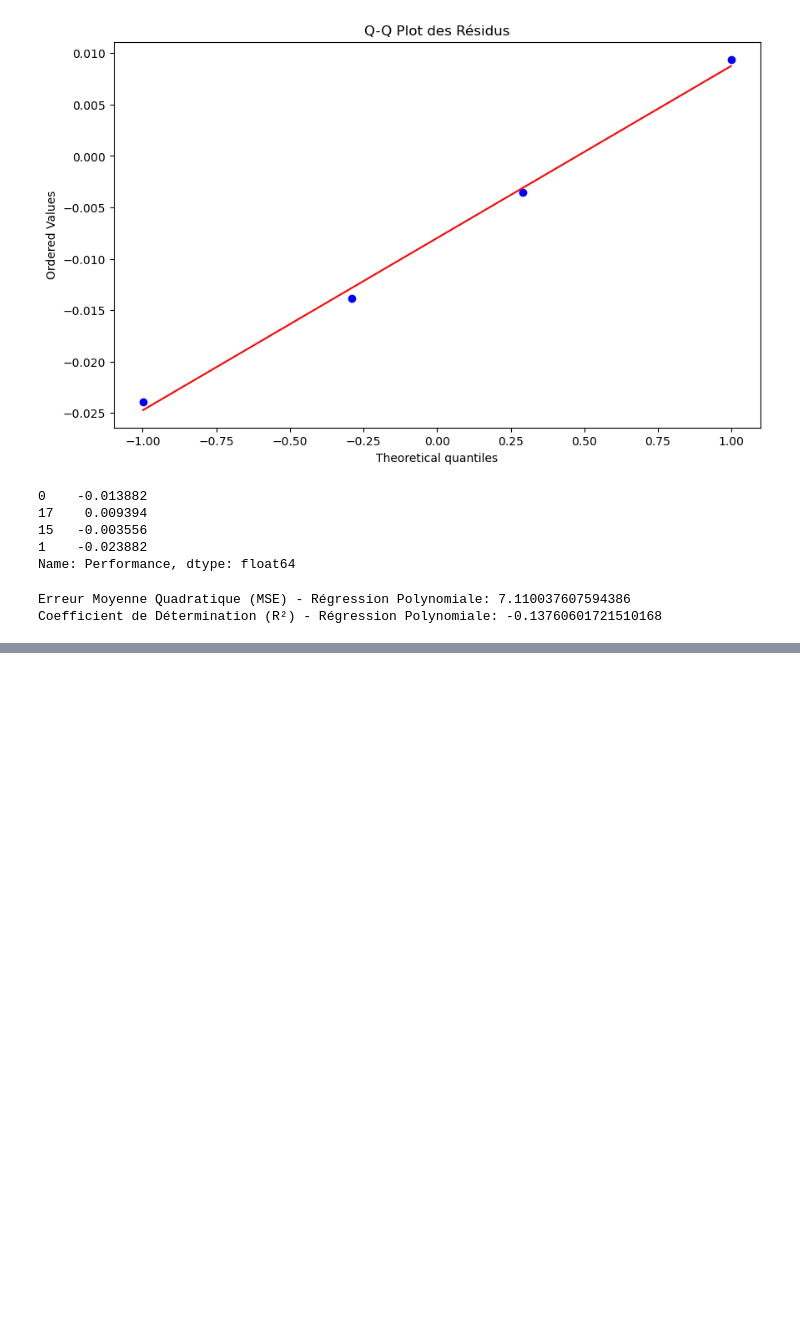
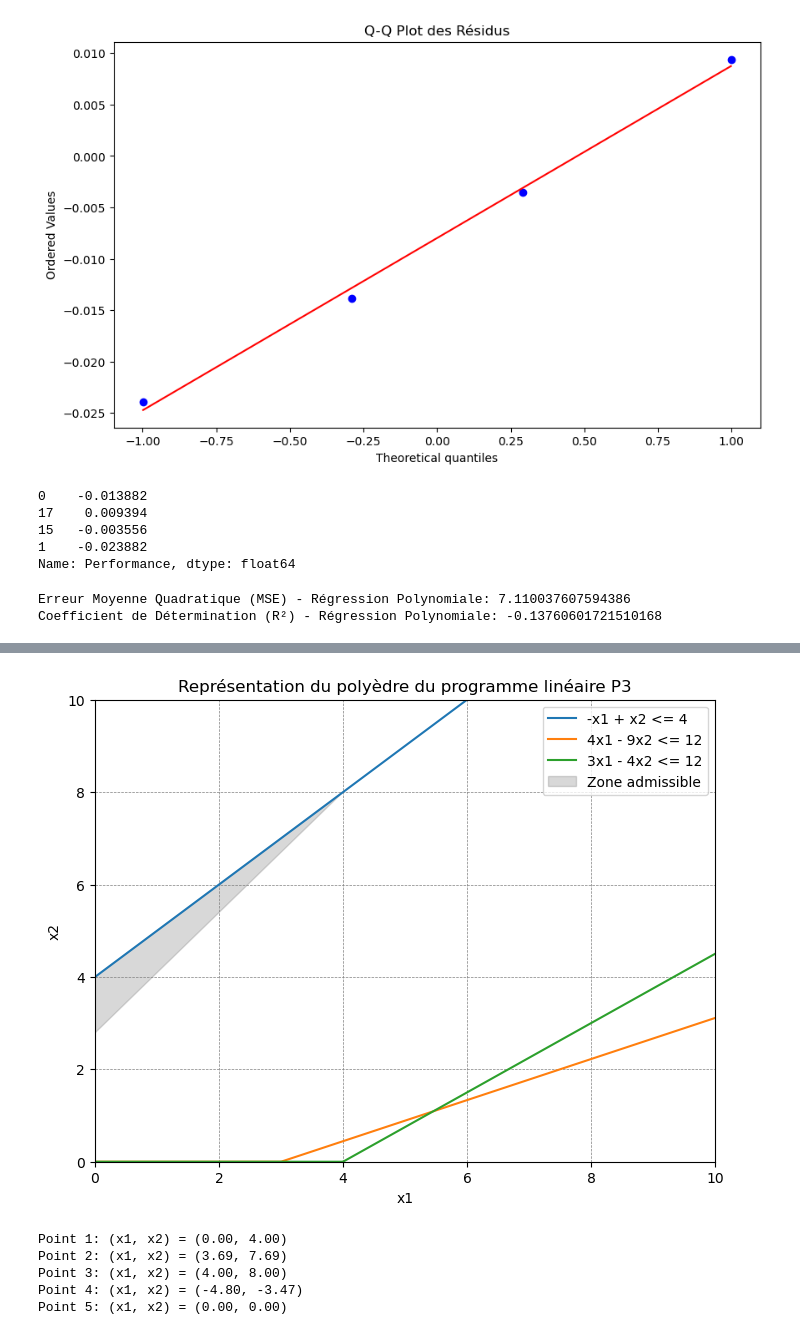
Before and after one commit to MERYEMELOSMANI/TP-ML-DS-, a Jupyter notebook: TP3.ipynb, the cells around one changed output, grey strips where cells are left out. Cells and saved outputs as stored; diff of their text form; code cells hidden in the pictures; blank space fills up the shorter version.

```diff
--- a/TP3.ipynb
+++ b/TP3.ipynb
@@ -308,0 +352,75 @@ Coefficient de Détermination (R²) - Régression Polynomiale: -0.13760601721510
+# %%
+import numpy as np
+import matplotlib.pyplot as plt
+
+# Définir les contraintes
+x1 = np.linspace(0, 10, 400)
+
+# Contraintes sous forme de fonctions de x1
+c1 = x1 + 4  # -x1 + x2 <= 4 -> x2 <= x1 + 4
+c2 = (4 * x1 - 12) / 9  # 4x1 - 9x2 <= 12 -> x2 <= (4x1 - 12) / 9
+c3 = (3 * x1 - 12) / 4  # 3x1 - 4x2 <= 12 -> x2 <= (3x1 - 12) / 4
+
+# Limiter les contraintes pour x1 >= 0
+c1 = np.maximum(c1, 0)
+c2 = np.maximum(c2, 0)
+c3 = np.maximum(c3, 0)
+
+# Calcul des intersections des contraintes pour délimiter la zone admissible
+# Intersection entre c1 et c2
+x1_inter_c1_c2 = (12 + 9 * 4) / (4 + 9)  # Résolution de x1 + 4 = (4x1 - 12) / 9
+x2_inter_c1_c2 = x1_inter_c1_c2 + 4
+
+# Intersection entre c1 et c3
+x1_inter_c1_c3 = (12 + 4 * 4) / (3 + 4)  # Résolution de x1 + 4 = (3x1 - 12) / 4
+x2_inter_c1_c3 = x1_inter_c1_c3 + 4
+
+# Intersection entre c2 et c3
+x1_inter_c2_c3 = (12 - (-12)) / (4 - 9)  # Résolution de (4x1 - 12) / 9 = (3x1 - 12) / 4
+x2_inter_c2_c3 = (4 * x1_inter_c2_c3 - 12) / 9
+
+# Points d'intersection
+intersections = [
+    (0, c1[0]),  # Intersection avec l'axe x2
+    (x1_inter_c1_c2, x2_inter_c1_c2),
+    (x1_inter_c1_c3, x2_inter_c1_c3),
+    (x1_inter_c2_c3, x2_inter_c2_c3),
+    (0, 0)  # Origine
+]
+
+# Créer la figure
+plt.figure(figsize=(8, 6))
+
+# Tracer les lignes des contraintes
+plt.plot(x1, c1, label="-x1 + x2 <= 4")
+plt.plot(x1, c2, label="4x1 - 9x2 <= 12")
+plt.plot(x1, c3, label="3x1 - 4x2 <= 12")
+
+# Tracer la zone admissible
+polygon = np.array(intersections)
+plt.fill(polygon[:, 0], polygon[:, 1], color='gray', alpha=0.3, label="Zone admissible")
+
+# Configurer le graphique
+plt.xlim(0, 10)
+plt.ylim(0, 10)
+plt.xlabel("x1")
+plt.ylabel("x2")
+plt.title("Représentation du polyèdre du programme linéaire P3")
+plt.axhline(0, color='black', linewidth=0.5)
+plt.axvline(0, color='black', linewidth=0.5)
+plt.grid(color='gray', linestyle='--', linewidth=0.5)
+plt.legend()
+
+# Afficher le graphique
+plt.show()
+
+# Affichage des points d'intersection
+for i, (x, y) in enumerate(intersections):
+    print(f"Point {i + 1}: (x1, x2) = ({x:.2f}, {y:.2f})")
+# %% [output]
+[figure, added]
+Point 1: (x1, x2) = (0.00, 4.00)
+Point 2: (x1, x2) = (3.69, 7.69)
+Point 3: (x1, x2) = (4.00, 8.00)
+Point 4: (x1, x2) = (-4.80, -3.47)
+Point 5: (x1, x2) = (0.00, 0.00)
```
Also changed, not shown: parts of 4 cells of this notebook.
